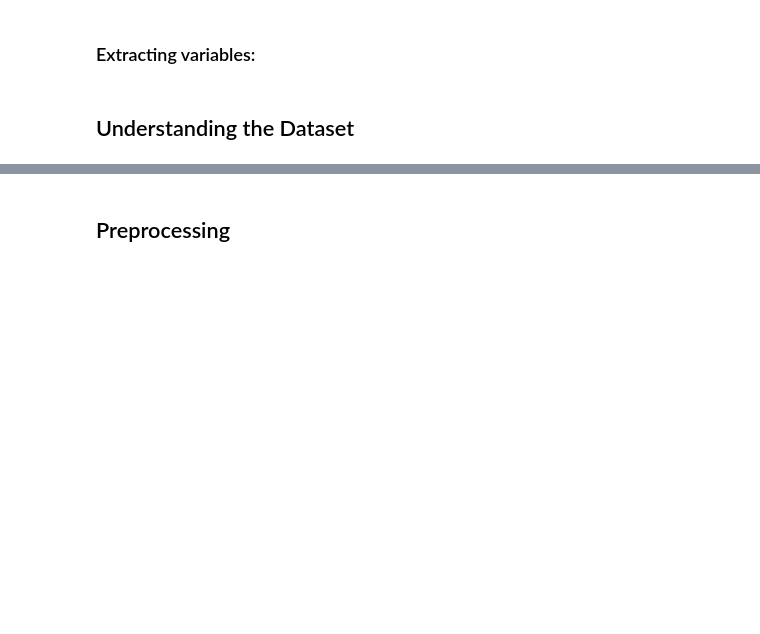
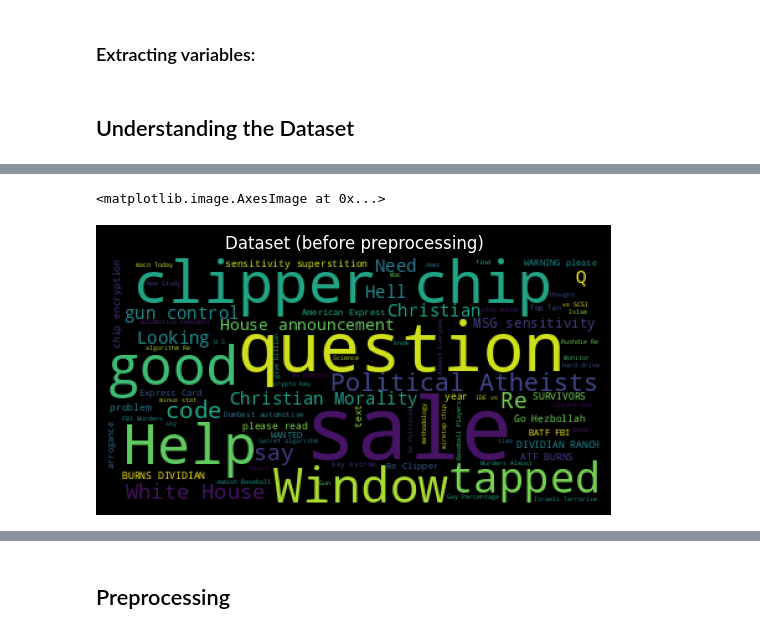
Before and after one commit to Thorkild556/Data_mining_G6, a Jupyter notebook: main.ipynb, the cells around one changed output, grey strips where cells are left out. Cells and saved outputs as stored; diff of their text form; code cells hidden in the pictures; blank space fills up the shorter version.

Commit message:
lab: understood dataset and added few charts

```diff
--- a/main.ipynb
+++ b/main.ipynb
@@ -53,9 +74,13 @@ get_word_cloud = lambda x: WordCloud(stopwords=STOPWORDS, max_words=100).generat
 # %%
 # before preprocessing
 
 cloud = get_word_cloud(" ".join(texts))
 plt.title("Dataset (before preprocessing)")
+plt.axis("off")
 plt.imshow(cloud)
+# %% [output]
+<matplotlib.image.AxesImage at 0x...>
+[figure, added]
 # %%
 fig, _axs = plt.subplots(nrows=6, ncols=2, figsize=(16, 16))
 fig.subplots_adjust(hspace=0.3)
```
Also changed, not shown: parts of 7 cells of this notebook.
